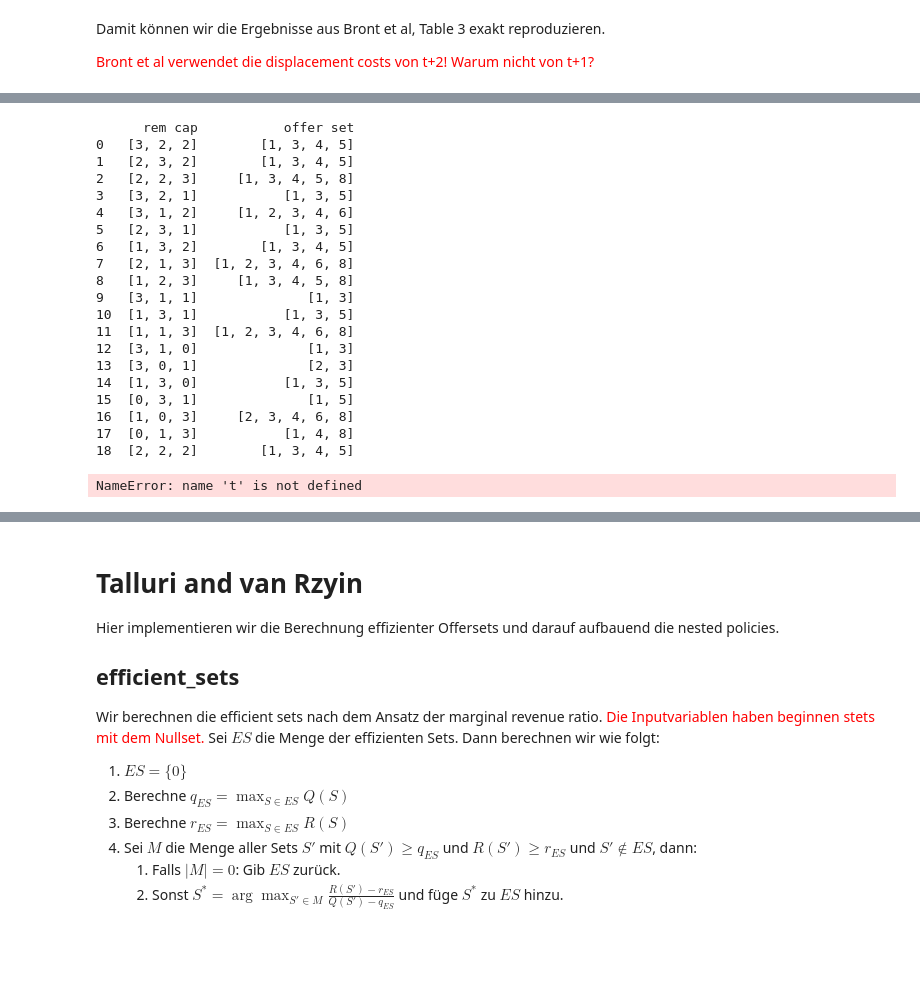
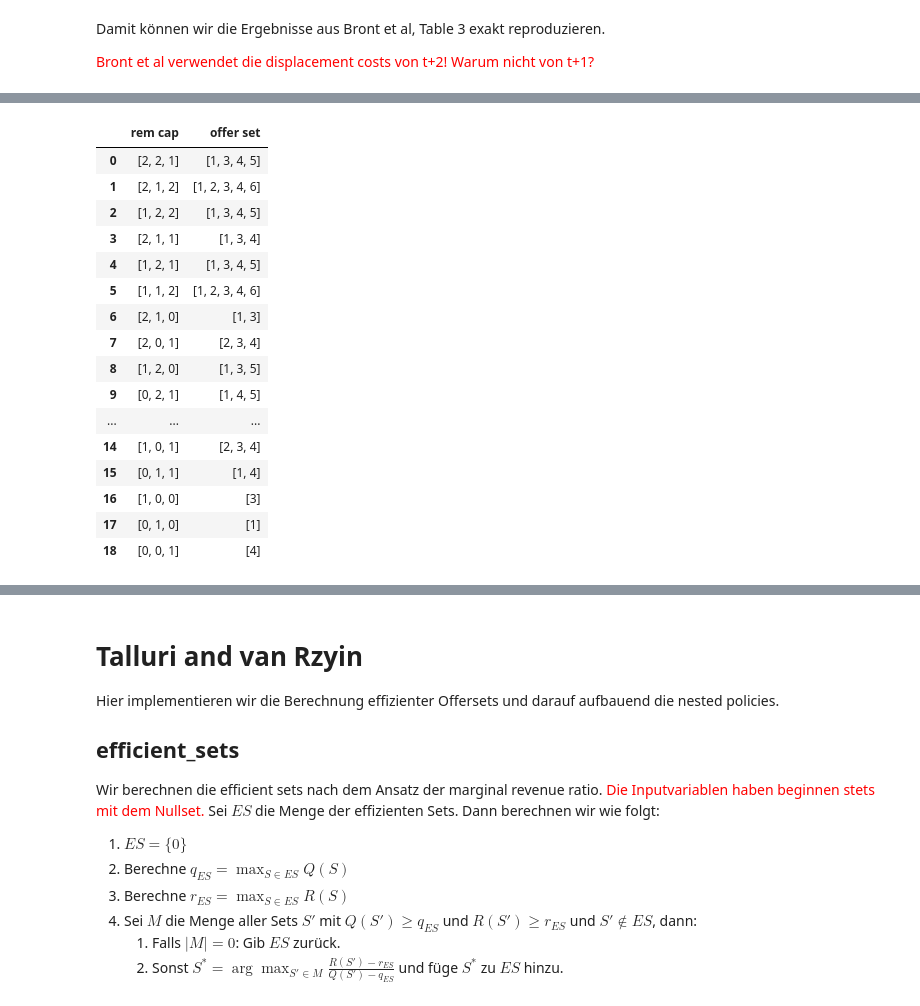
Before and after one commit to gloggerS/ApproximateDynamicProgramming, a Jupyter notebook: Code/doc_Koch.ipynb, the cells around one changed output, grey strips where cells are left out. Cells and saved outputs as stored; diff of their text form; code cells hidden in the pictures; blank space fills up the shorter version.

```diff
--- a/Code/doc_Koch.ipynb
+++ b/Code/doc_Koch.ipynb
@@ -1023,52 +975,21 @@ print(df)
-# %%
-remaining_capacity2 = np.array([[3, 2, 2],
-                               [2, 3, 2],
-                               [2, 2, 3],
-                               [3, 2, 1],
-                               [3, 1, 2],
-                               [2, 3, 1],
-                               [1, 3, 2],
-                               [2, 1, 3],
-                               [1, 2, 3],
-                               [3, 1, 1],
-                               [1, 3, 1],
-                               [1, 1, 3],
-                               [3, 1, 0],
-                               [3, 0, 1],
-                               [1, 3, 0],
-                               [0, 3, 1],
-                               [1, 0, 3],
-                               [0, 1, 3],
-                               [2, 2, 2]])
-preference_no_purchase = get_preference_no_purchase()
-df2 = pd.DataFrame(index=np.arange(len(remaining_capacity2)), columns=['rem cap', 'offer set'])
-for indexi in np.arange(len(df2)):
-    df2.loc[indexi] = [remaining_capacity2[indexi], calculate_offer_set(remaining_capacity2[indexi],
-                                                                      preference_no_purchase, 27,
-                                                                      np.array([0, 1134.55, 500]))[1]]
-print(df2)
-# %% [output]
-      rem cap           offer set
-0   [3, 2, 2]        [1, 3, 4, 5]
-1   [2, 3, 2]        [1, 3, 4, 5]
-2   [2, 2, 3]     [1, 3, 4, 5, 8]
-3   [3, 2, 1]           [1, 3, 5]
-4   [3, 1, 2]     [1, 2, 3, 4, 6]
-5   [2, 3, 1]           [1, 3, 5]
-6   [1, 3, 2]        [1, 3, 4, 5]
-7   [2, 1, 3]  [1, 2, 3, 4, 6, 8]
-8   [1, 2, 3]     [1, 3, 4, 5, 8]
-9   [3, 1, 1]              [1, 3]
-10  [1, 3, 1]           [1, 3, 5]
-11  [1, 1, 3]  [1, 2, 3, 4, 6, 8]
-12  [3, 1, 0]              [1, 3]
-13  [3, 0, 1]              [2, 3]
-14  [1, 3, 0]           [1, 3, 5]
-15  [0, 3, 1]              [1, 5]
-16  [1, 0, 3]     [2, 3, 4, 6, 8]
-17  [0, 1, 3]           [1, 4, 8]
-18  [2, 2, 2]        [1, 3, 4, 5]
-# %%
-t
-# %% [output]
-NameError: name 't' is not defined
+# %%
+dfTable3DPD = pd.read_pickle("table3_DPD-offerset_bront-1.pkl")
+dfTable3DPD
+# %% [output]
+|  | rem cap | offer set |
+| 0 | [2, 2, 1] | [1, 3, 4, 5] |
+| 1 | [2, 1, 2] | [1, 2, 3, 4, 6] |
+| 2 | [1, 2, 2] | [1, 3, 4, 5] |
+| 3 | [2, 1, 1] | [1, 3, 4] |
+| 4 | [1, 2, 1] | [1, 3, 4, 5] |
+| 5 | [1, 1, 2] | [1, 2, 3, 4, 6] |
+| 6 | [2, 1, 0] | [1, 3] |
+| 7 | [2, 0, 1] | [2, 3, 4] |
+| 8 | [1, 2, 0] | [1, 3, 5] |
+| 9 | [0, 2, 1] | [1, 4, 5] |
+| ... | ... | ... |
+| 14 | [1, 0, 1] | [2, 3, 4] |
+| 15 | [0, 1, 1] | [1, 4] |
+| 16 | [1, 0, 0] | [3] |
+| 17 | [0, 1, 0] | [1] |
+| 18 | [0, 0, 1] | [4] |
```
Also changed, not shown: parts of 2 cells of this notebook, 5 other files.
